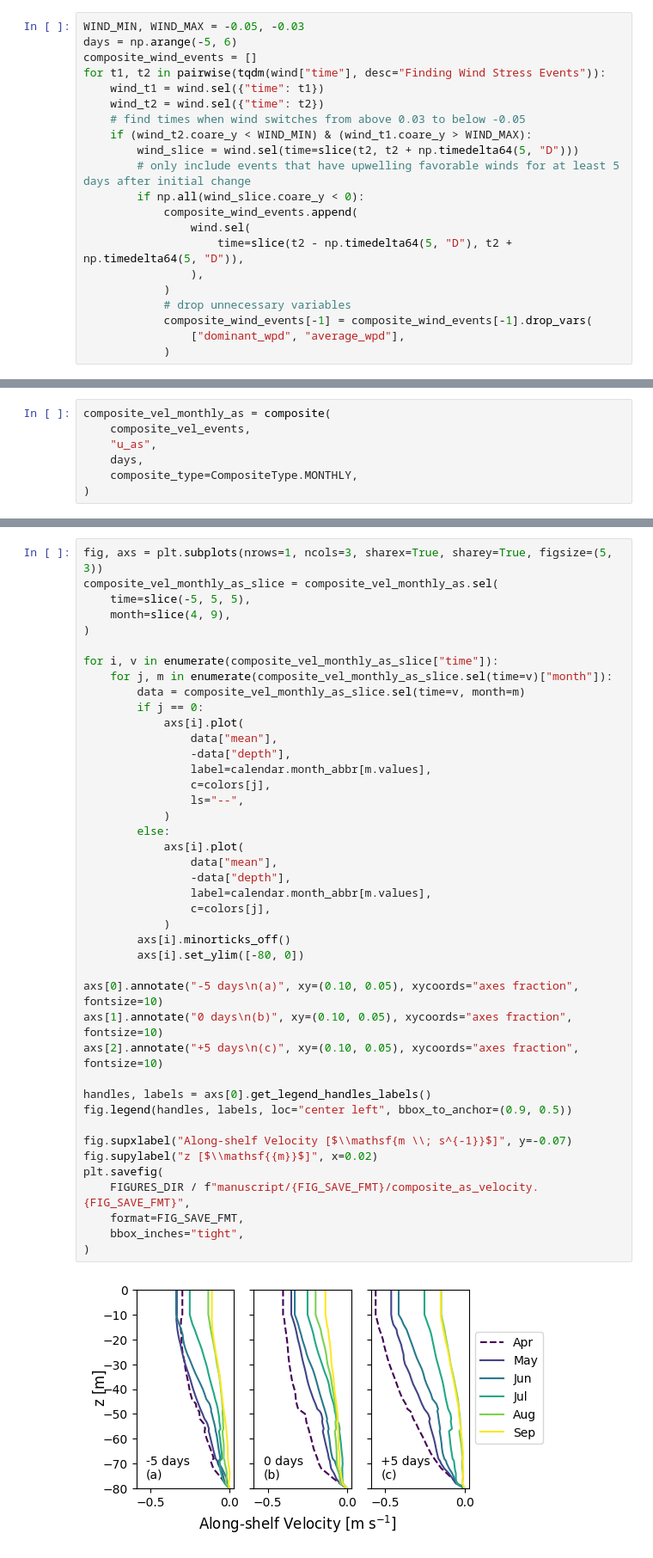
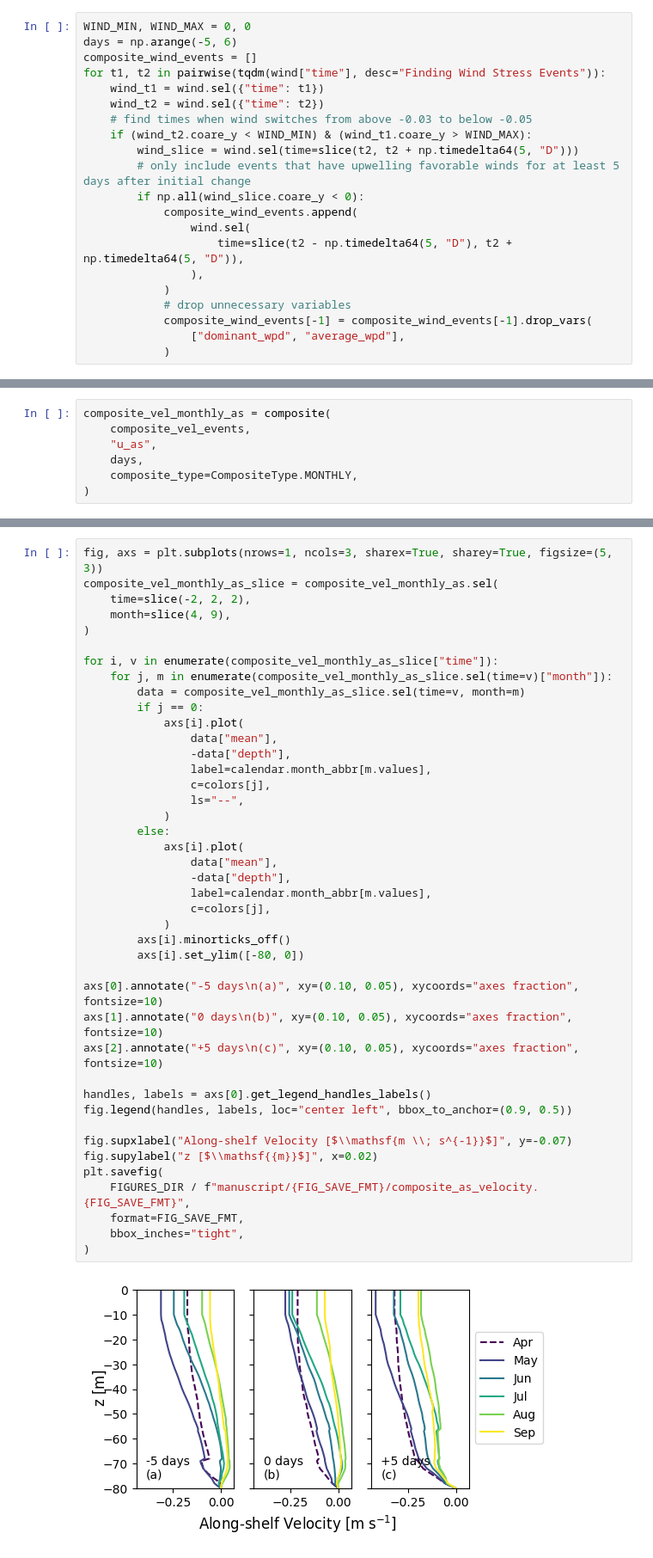
Before and after one commit to andrew-s28/shelf-nitrate-response-to-upwelling, a Jupyter notebook: notebooks/composite_analysis.ipynb, the cells around one changed output, grey strips where cells are left out. Shown at 86% size. Drawn from its saved outputs; the diff is of its cells as text.

Commit message:
adds residual composites and updates to figures and analysis based on collaborator feedback

```diff
--- a/notebooks/composite_analysis.ipynb
+++ b/notebooks/composite_analysis.ipynb
@@ -42,13 +42,13 @@ velocity = velocity.interp(depth=midshelf_nitrate.depth)
 # %% [markdown]
 ## Computing Composites Based on Wind Stress
 # %%
-WIND_MIN, WIND_MAX = -0.05, -0.03
+WIND_MIN, WIND_MAX = 0, 0
 days = np.arange(-5, 6)
 composite_wind_events = []
 for t1, t2 in pairwise(tqdm(wind["time"], desc="Finding Wind Stress Events")):
     wind_t1 = wind.sel({"time": t1})
     wind_t2 = wind.sel({"time": t2})
-    # find times when wind switches from above 0.03 to below -0.05
+    # find times when wind switches from above -0.03 to below -0.05
     if (wind_t2.coare_y < WIND_MIN) & (wind_t1.coare_y > WIND_MAX):
         wind_slice = wind.sel(time=slice(t2, t2 + np.timedelta64(5, "D")))
         # only include events that have upwelling favorable winds for at least 5 days after initial change
@@ -412,7 +412,7 @@ Text(0.5, 0.98, 'Along-shelf velocity')
 # %%
 fig, axs = plt.subplots(nrows=1, ncols=3, sharex=True, sharey=True, figsize=(5, 3))
 composite_vel_monthly_as_slice = composite_vel_monthly_as.sel(
-    time=slice(-5, 5, 5),
+    time=slice(-2, 2, 2),
     month=slice(4, 9),
 )
 
@@ -425,34 +425,34 @@ for i, v in enumerate(composite_vel_monthly_as_slice["time"]):
                 -data["depth"],
                 label=calendar.month_abbr[m.values],
                 c=colors[j],
                 ls="--",
             )
         else:
             axs[i].plot(
                 data["mean"],
                 -data["depth"],
                 label=calendar.month_abbr[m.values],
                 c=colors[j],
             )
         axs[i].minorticks_off()
         axs[i].set_ylim([-80, 0])
 
 axs[0].annotate("-5 days\n(a)", xy=(0.10, 0.05), xycoords="axes fraction", fontsize=10)
 axs[1].annotate("0 days\n(b)", xy=(0.10, 0.05), xycoords="axes fraction", fontsize=10)
 axs[2].annotate("+5 days\n(c)", xy=(0.10, 0.05), xycoords="axes fraction", fontsize=10)
 
 handles, labels = axs[0].get_legend_handles_labels()
 fig.legend(handles, labels, loc="center left", bbox_to_anchor=(0.9, 0.5))
 
 fig.supxlabel("Along-shelf Velocity [$\\mathsf{m \\; s^{-1}}$]", y=-0.07)
 fig.supylabel("z [$\\mathsf{{m}}$]", x=0.02)
 plt.savefig(
     FIGURES_DIR / f"manuscript/{FIG_SAVE_FMT}/composite_as_velocity.{FIG_SAVE_FMT}",
     format=FIG_SAVE_FMT,
     bbox_inches="tight",
 )
 # %% [output]
-[figure, old version]
+[figure, new version]
 # %%
 MINIMUM_N_STAR = 5
 midshelf_nitrate_monthly = xr.Dataset(
```
Also changed, not shown: parts of 11 cells of this notebook, 8 other files.
